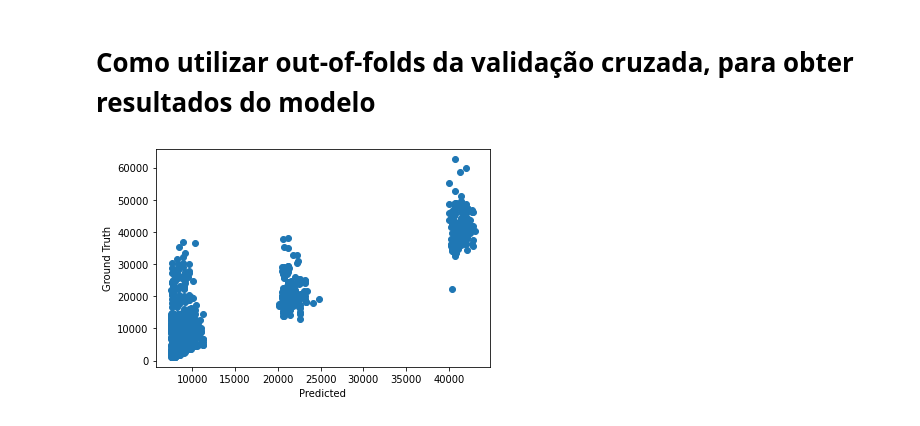
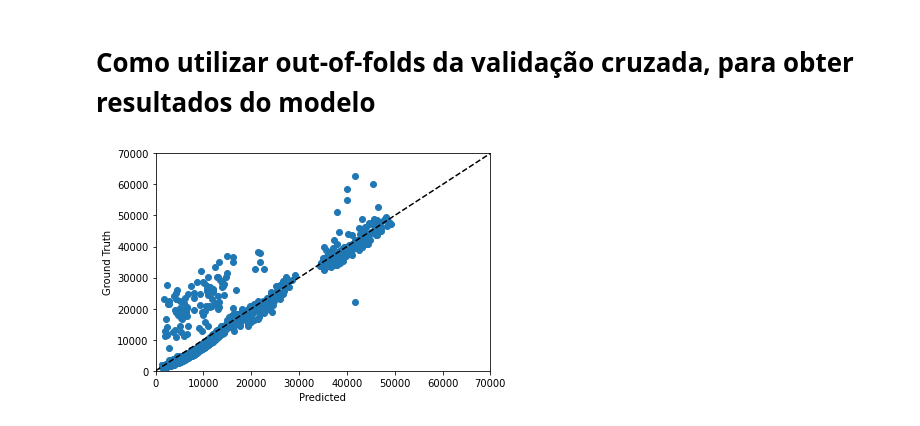
Before and after one commit to asengardeon/aprendizado_de_maquina, a Jupyter notebook: Turma_2_Aula_1_Regressão.ipynb, the cells around one changed output. Cells and saved outputs as stored; diff of their text form; code cells hidden in the pictures.

```diff
--- a/Turma_2_Aula_1_Regressão.ipynb
+++ b/Turma_2_Aula_1_Regressão.ipynb
@@ -340,17 +349,15 @@ def build_models(alg):
 
 def build_features(df_train, df_test):
     ohe_smoker_bmi = OneHotEncoder(sparse=False)
-    x_train_sm = ohe_smoker_bmi.fit_transform(df_train.smoker_bmi.values.reshape(-1, 1))
-    x_test_sm = ohe_smoker_bmi.transform(df_test.smoker_bmi.values.reshape(-1, 1))
+    x_train_ohe = ohe_smoker_bmi.fit_transform(df_train[['smoker_bmi', 'sex']])
+    x_test_ohe = ohe_smoker_bmi.transform(df_test[['smoker_bmi', 'sex']])
 
     mms = MinMaxScaler()
-    x_train_children = mms.fit_transform(df_train.children.values.reshape(-1, 1))
-    x_test_children = mms.transform(df_test.children.values.reshape(-1, 1))
+    x_train_quant = mms.fit_transform(df_train[['children', 'age']])
+    x_test_quant = mms.transform(df_test[['children', 'age']])
 
-    # aplicar a mesma metodologia para as demais variáveis...
-
-    x_train = np.hstack([x_train_sm, x_train_children])
-    x_test = np.hstack([x_test_sm, x_test_children])
+    x_train = np.hstack([x_train_ohe, x_train_quant])
+    x_test = np.hstack([x_test_ohe, x_test_quant])
 
     y_train = df_train.charges.values.reshape(-1, 1)
     y_test = df_test.charges.values.reshape(-1, 1)
@@ -485,10 +474,12 @@ for fold, (train, test) in enumerate(cv.split(df_insurance)):
     ground_truth.extend(y_test)
 # %%
 fig, ax = plt.subplots()
-ax.plot([0, 700])
+ax.plot([0, 70000], [0,70000], 'k--')
 ax.scatter(x=predicted, y=ground_truth)
+ax.set_xlim([0, 70000])
+ax.set_ylim([0, 70000])
 ax.set_xlabel('Predicted')
 ax.set_ylabel('Ground Truth')
 plt.show()
 # %% [output]
-[figure, old version]
+[figure, new version]
```
Also changed, not shown: parts of 3 cells of this notebook.
